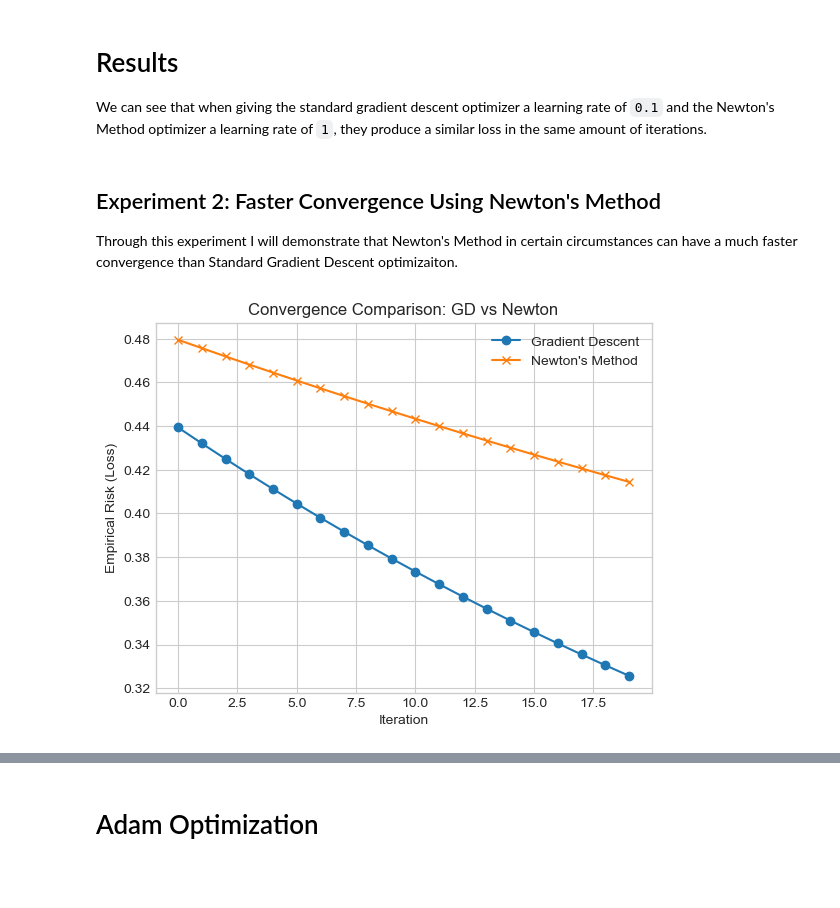
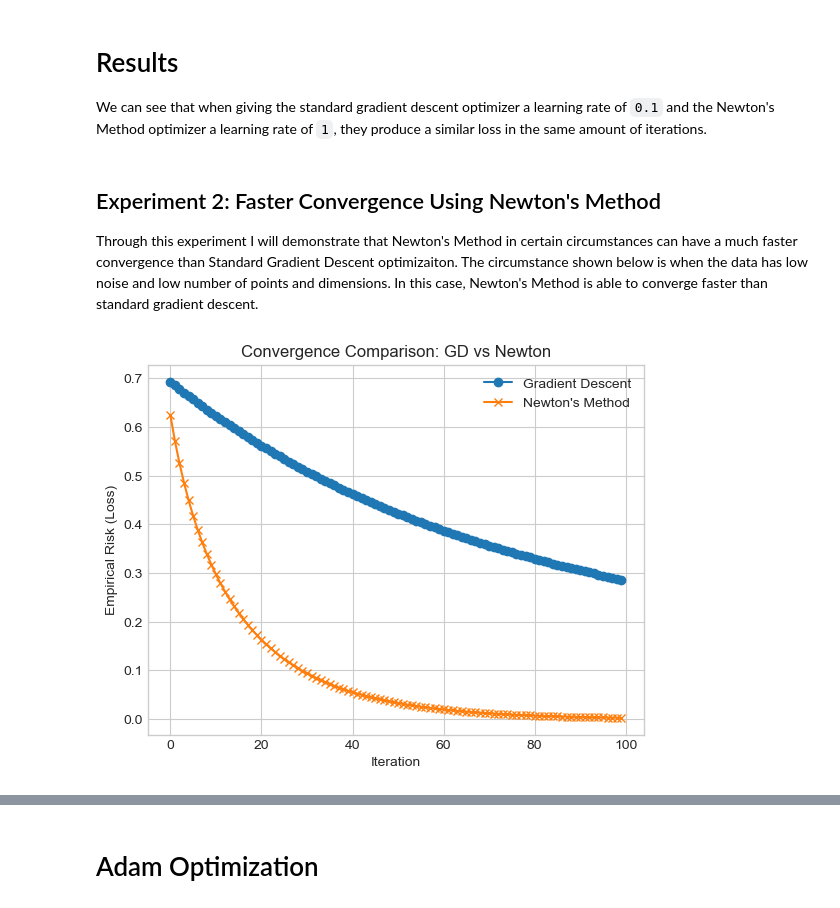
Before and after one commit to CameronHudson813/CameronHudson813.github.io, a Jupyter notebook: posts/Newton's Method and Adam/index.ipynb, the cells around one changed output, grey strips where cells are left out. Drawn from its saved outputs; the diff is of its cells as text; code cells hidden in the pictures; blank space fills up the shorter version.

```diff
--- a/posts/Newton's Method and Adam/index.ipynb
+++ b/posts/Newton's Method and Adam/index.ipynb
@@ -61,0 +83,3 @@ Now that we have a binary classification dataset, we can declare two Logistic Re
+# %%
+import pandas as pd
+train = pd.read_csv("breast-cancer.csv")
@@ -62,3 +96,26 @@ Now that we have a binary classification dataset, we can declare two Logistic Re
+# %%
+# from sklearn.model_selection import train_test_split
+import numpy as np
+from sklearn.preprocessing import StandardScaler
+
+def prepare_data(df):
+    df = df.dropna()
+    y = np.where(df['diagnosis'] == "M", True, False)
+    df = df.drop(['diagnosis'], axis = 1)
+    df = df.drop(['id'], axis = 1)
+
+    scaler = StandardScaler()
+    X_scaled = scaler.fit_transform(df)
+    return X_scaled, y
+
+X, y = prepare_data(train)
+X = torch.from_numpy(X.astype(np.float32))
+y = torch.from_numpy(y).float()
+X = torch.cat([X, torch.ones(X.shape[0], 1)], dim=1)
+# X_train, X_test, y_train, y_test = train_test_split(
+#      X, y, test_size=0.20, random_state=42)
+# X_train, X_validate, y_train, y_validate = train_test_split(
+#     X_train, y_train, test_size=0.20, random_state=42)
 # %%
 # Logistic Regression model with gradient descent optimizer
 LR_GD = LogisticRegression()
@@ -81,40 +138,39 @@ Newton's Method Logistic Regression Loss: 0.1680229753255844
 We can see that when giving the standard gradient descent optimizer a learning rate of `0.1` and the Newton's Method optimizer a learning rate of `1`, they produce a similar loss in the same amount of iterations.
 # %% [markdown]
 ## Experiment 2: Faster Convergence Using Newton's Method
-Through this experiment I will demonstrate that Newton's Method in certain circumstances can have a much faster convergence than Standard Gradient Descent optimizaiton.
+Through this experiment I will demonstrate that Newton's Method in certain circumstances can have a much faster convergence than Standard Gradient Descent optimizaiton. The circumstance shown below is when the data has low noise and low number of points and dimensions. In this case, Newton's Method is able to converge faster than standard gradient descent.
 # %%
-X, y = generate_classification_data(noise = 0.4, p_dims=10, n_points=1000)
 LR_GD = LogisticRegression()
 opt_GD = GradientDescentOptimizer(LR_GD)
 
 #Logistic Regression model with Newton's Method optimizer
 LR_NM = LogisticRegression()
 opt_NM = NewtonOptimizer(LR_NM)
 # Track loss over iterations
 losses_gd = []
 losses_nm = []
 
 # Training loop
-n_steps = 20
+n_steps = 100
 for _ in range(n_steps):
     # Gradient Descent
     opt_GD.step(X, y, 0.1, 0, False, 0)
     loss_gd = LR_GD.loss(X, y).item()
     losses_gd.append(loss_gd)
 
     # Newton's Method
-    opt_NM.step(X, y, alpha=5)
+    opt_NM.step(X, y, alpha=100)
     loss_nm = LR_NM.loss(X, y).item()
     losses_nm.append(loss_nm)
 
 # Plot convergence
 plt.plot(losses_gd, label="Gradient Descent", marker='o')
 plt.plot(losses_nm, label="Newton's Method", marker='x')
 plt.xlabel("Iteration")
 plt.ylabel("Empirical Risk (Loss)")
 plt.title("Convergence Comparison: GD vs Newton")
 plt.legend()
 plt.grid(True)
 plt.show()
 # %% [output]
-[figure, old version]
+[figure, new version]
```
Also changed, not shown: parts of 10 cells of this notebook, 11 other files.
